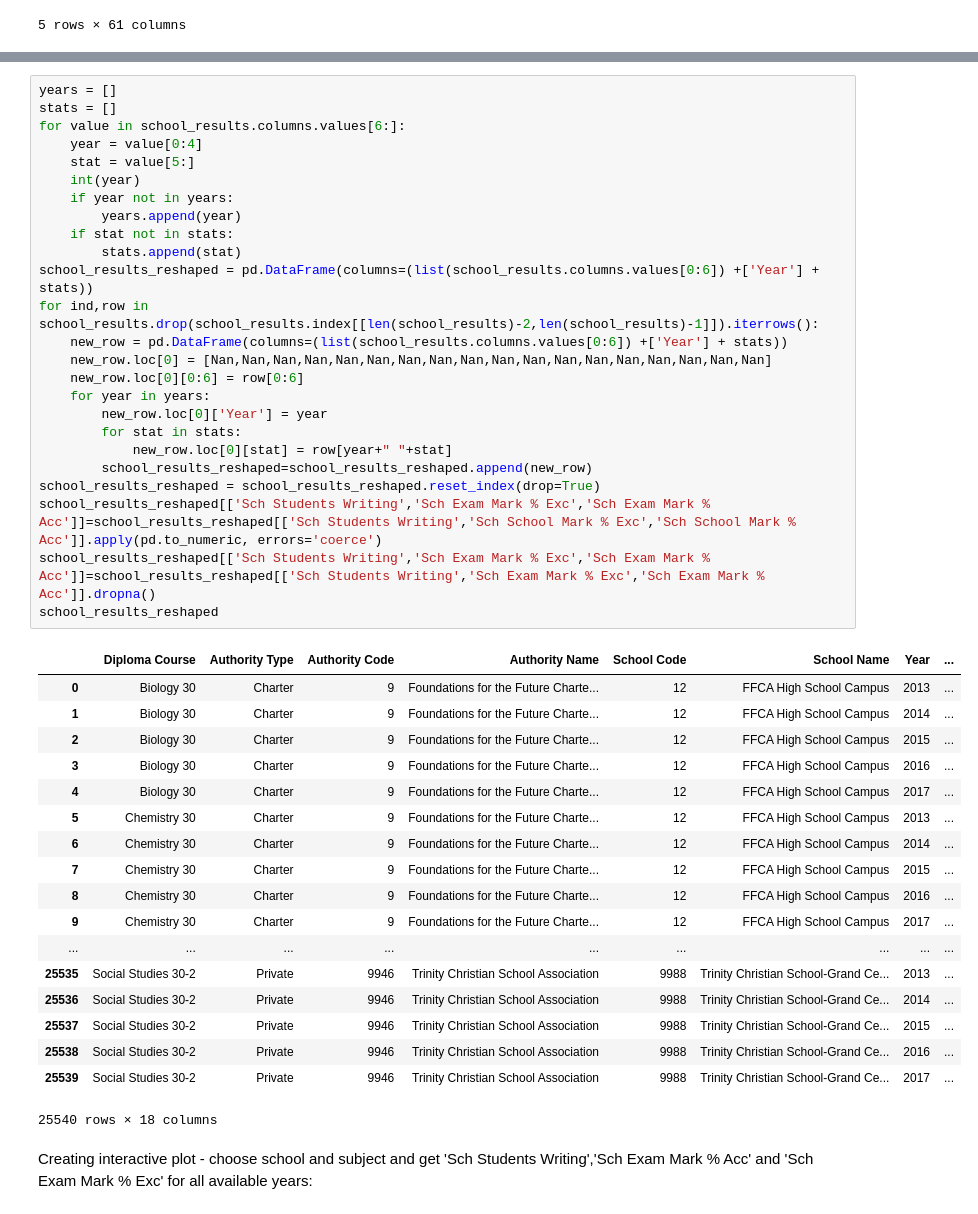
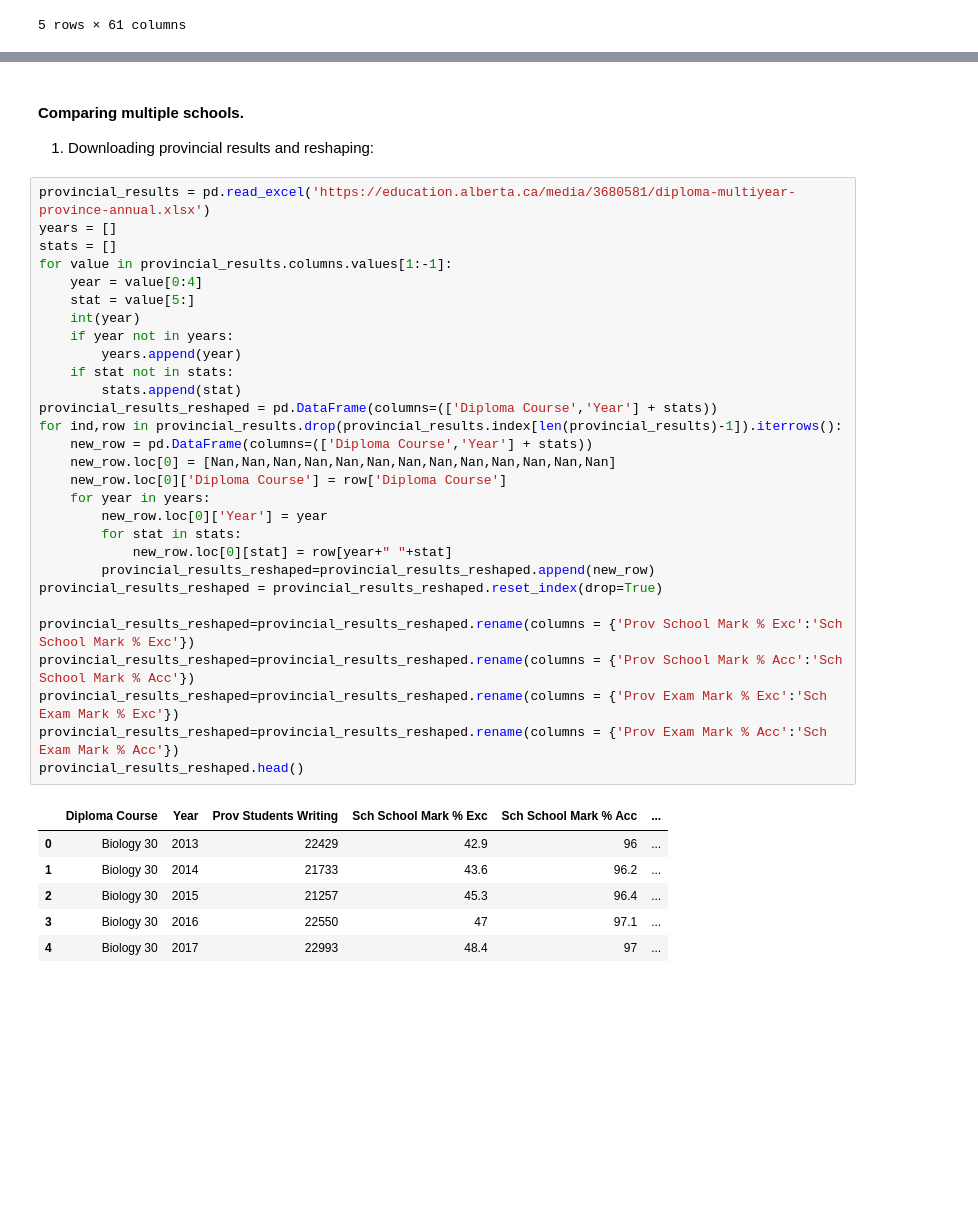
Before and after one commit to callysto/callysto-sample-notebooks, a Jupyter notebook: notebooks/Exam_data_results_by_school.ipynb, the cells around one changed output, grey strips where cells are left out. Cells and saved outputs as stored; diff of their text form; blank space fills up the shorter version.

Commit message:
changes to school results notebook

```diff
--- a/notebooks/Exam_data_results_by_school.ipynb
+++ b/notebooks/Exam_data_results_by_school.ipynb
@@ -52,46 +134,40 @@ Examine the result:
+# %% [markdown]
+#### Comparing multiple schools.
+
+1. Downloading provincial results and reshaping:
 # %%
+provincial_results = pd.read_excel('https://education.alberta.ca/media/3680581/diploma-multiyear-province-annual.xlsx')
 years = []
 stats = []
-for value in school_results.columns.values[6:]:
+for value in provincial_results.columns.values[1:-1]:
     year = value[0:4]
     stat = value[5:]
     int(year)
     if year not in years:
         years.append(year)
     if stat not in stats:
         stats.append(stat)
-school_results_reshaped = pd.DataFrame(columns=(list(school_results.columns.values[0:6]) +['Year'] + stats))
-for ind,row in school_results.drop(school_results.index[[len(school_results)-2,len(school_results)-1]]).iterrows():
-    new_row = pd.DataFrame(columns=(list(school_results.columns.values[0:6]) +['Year'] + stats))
-    new_row.loc[0] = [Nan,Nan,Nan,Nan,Nan,Nan,Nan,Nan,Nan,Nan,Nan,Nan,Nan,Nan,Nan,Nan,Nan,Nan]
-    new_row.loc[0][0:6] = row[0:6]
+provincial_results_reshaped = pd.DataFrame(columns=(['Diploma Course','Year'] + stats))
+for ind,row in provincial_results.drop(provincial_results.index[len(provincial_results)-1]).iterrows():
+    new_row = pd.DataFrame(columns=(['Diploma Course','Year'] + stats))
+    new_row.loc[0] = [Nan,Nan,Nan,Nan,Nan,Nan,Nan,Nan,Nan,Nan,Nan,Nan,Nan]
+    new_row.loc[0]['Diploma Course'] = row['Diploma Course']
     for year in years:
         new_row.loc[0]['Year'] = year
         for stat in stats:
             new_row.loc[0][stat] = row[year+" "+stat]
-        school_results_reshaped=school_results_reshaped.append(new_row)
-school_results_reshaped = school_results_reshaped.reset_index(drop=True)
-school_results_reshaped[['Sch Students Writing','Sch Exam Mark % Exc','Sch Exam Mark % Acc']]=school_results_reshaped[['Sch Students Writing','Sch School Mark % Exc','Sch School Mark % Acc']].apply(pd.to_numeric, errors='coerce')
-school_results_reshaped[['Sch Students Writing','Sch Exam Mark % Exc','Sch Exam Mark % Acc']]=school_results_reshaped[['Sch Students Writing','Sch Exam Mark % Exc','Sch Exam Mark % Acc']].dropna()
-school_results_reshaped
+        provincial_results_reshaped=provincial_results_reshaped.append(new_row)
+provincial_results_reshaped = provincial_results_reshaped.reset_index(drop=True)
+
+provincial_results_reshaped=provincial_results_reshaped.rename(columns = {'Prov School Mark % Exc':'Sch School Mark % Exc'})
+provincial_results_reshaped=provincial_results_reshaped.rename(columns = {'Prov School Mark % Acc':'Sch School Mark % Acc'})
+provincial_results_reshaped=provincial_results_reshaped.rename(columns = {'Prov Exam Mark % Exc':'Sch Exam Mark % Exc'})
+provincial_results_reshaped=provincial_results_reshaped.rename(columns = {'Prov Exam Mark % Acc':'Sch Exam Mark % Acc'})
+provincial_results_reshaped.head()
 # %% [output]
-|  | Diploma Course | Authority Type | Authority Code | Authority Name | School Code | School Name | Year | ... |
-| 0 | Biology 30 | Charter | 9 | Foundations for the Future Charte... | 12 | FFCA High School Campus | 2013 | ... |
-| 1 | Biology 30 | Charter | 9 | Foundations for the Future Charte... | 12 | FFCA High School Campus | 2014 | ... |
-| 2 | Biology 30 | Charter | 9 | Foundations for the Future Charte... | 12 | FFCA High School Campus | 2015 | ... |
-| 3 | Biology 30 | Charter | 9 | Foundations for the Future Charte... | 12 | FFCA High School Campus | 2016 | ... |
-| 4 | Biology 30 | Charter | 9 | Foundations for the Future Charte... | 12 | FFCA High School Campus | 2017 | ... |
-| 5 | Chemistry 30 | Charter | 9 | Foundations for the Future Charte... | 12 | FFCA High School Campus | 2013 | ... |
-| 6 | Chemistry 30 | Charter | 9 | Foundations for the Future Charte... | 12 | FFCA High School Campus | 2014 | ... |
-| 7 | Chemistry 30 | Charter | 9 | Foundations for the Future Charte... | 12 | FFCA High School Campus | 2015 | ... |
-| 8 | Chemistry 30 | Charter | 9 | Foundations for the Future Charte... | 12 | FFCA High School Campus | 2016 | ... |
-| 9 | Chemistry 30 | Charter | 9 | Foundations for the Future Charte... | 12 | FFCA High School Campus | 2017 | ... |
-| ... | ... | ... | ... | ... | ... | ... | ... | ... |
-| 25535 | Social Studies 30-2 | Private | 9946 | Trinity Christian School Association | 9988 | Trinity Christian School-Grand Ce... | 2013 | ... |
-| 25536 | Social Studies 30-2 | Private | 9946 | Trinity Christian School Association | 9988 | Trinity Christian School-Grand Ce... | 2014 | ... |
-| 25537 | Social Studies 30-2 | Private | 9946 | Trinity Christian School Association | 9988 | Trinity Christian School-Grand Ce... | 2015 | ... |
-| 25538 | Social Studies 30-2 | Private | 9946 | Trinity Christian School Association | 9988 | Trinity Christian School-Grand Ce... | 2016 | ... |
-| 25539 | Social Studies 30-2 | Private | 9946 | Trinity Christian School Association | 9988 | Trinity Christian School-Grand Ce... | 2017 | ... |
+|  | Diploma Course | Year | Prov Students Writing | Sch School Mark % Exc | Sch School Mark % Acc | ... |
+| 0 | Biology 30 | 2013 | 22429 | 42.9 | 96 | ... |
+| 1 | Biology 30 | 2014 | 21733 | 43.6 | 96.2 | ... |
+| 2 | Biology 30 | 2015 | 21257 | 45.3 | 96.4 | ... |
+| 3 | Biology 30 | 2016 | 22550 | 47 | 97.1 | ... |
+| 4 | Biology 30 | 2017 | 22993 | 48.4 | 97 | ... |
-25540 rows × 18 columns
-# %% [markdown]
-Creating interactive plot - choose school and subject and get 'Sch Students Writing','Sch Exam Mark % Acc' and 'Sch Exam Mark % Exc' for all available years:
```
Also changed, not shown: parts of 10 cells of this notebook.
